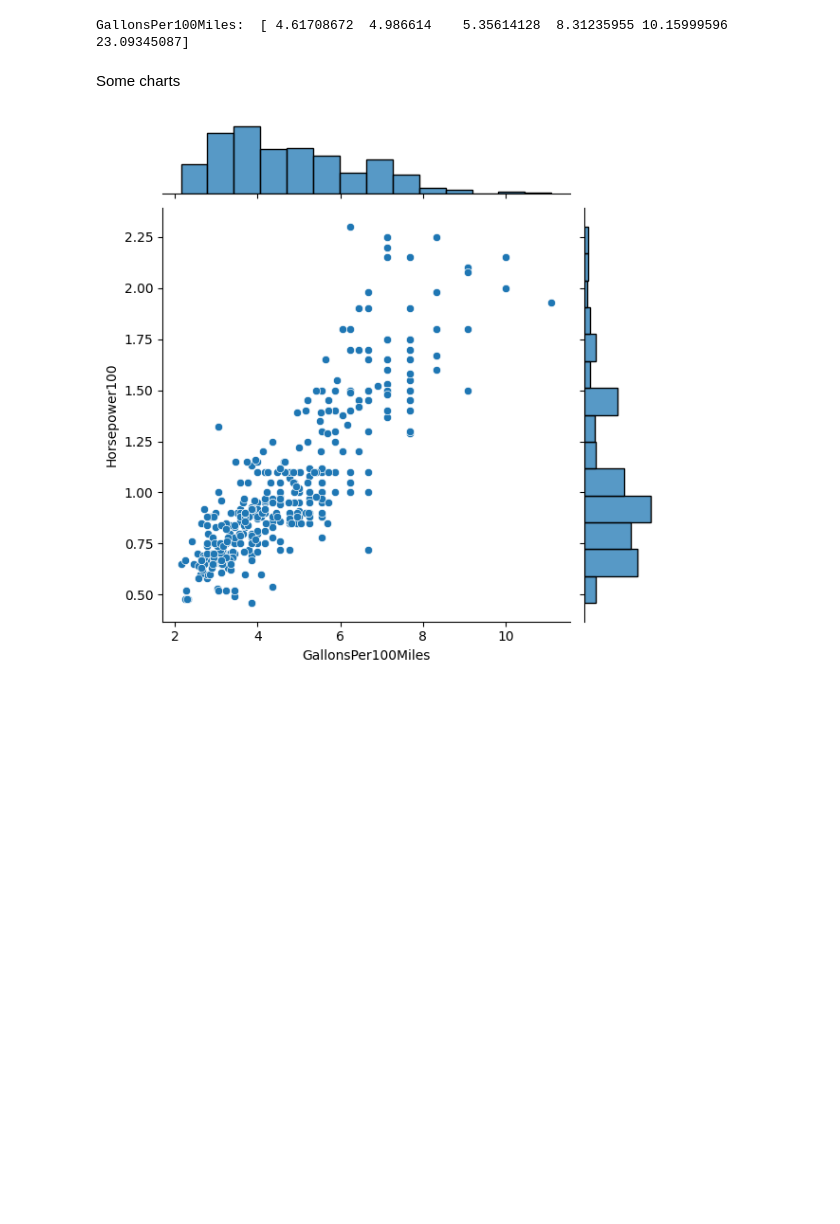
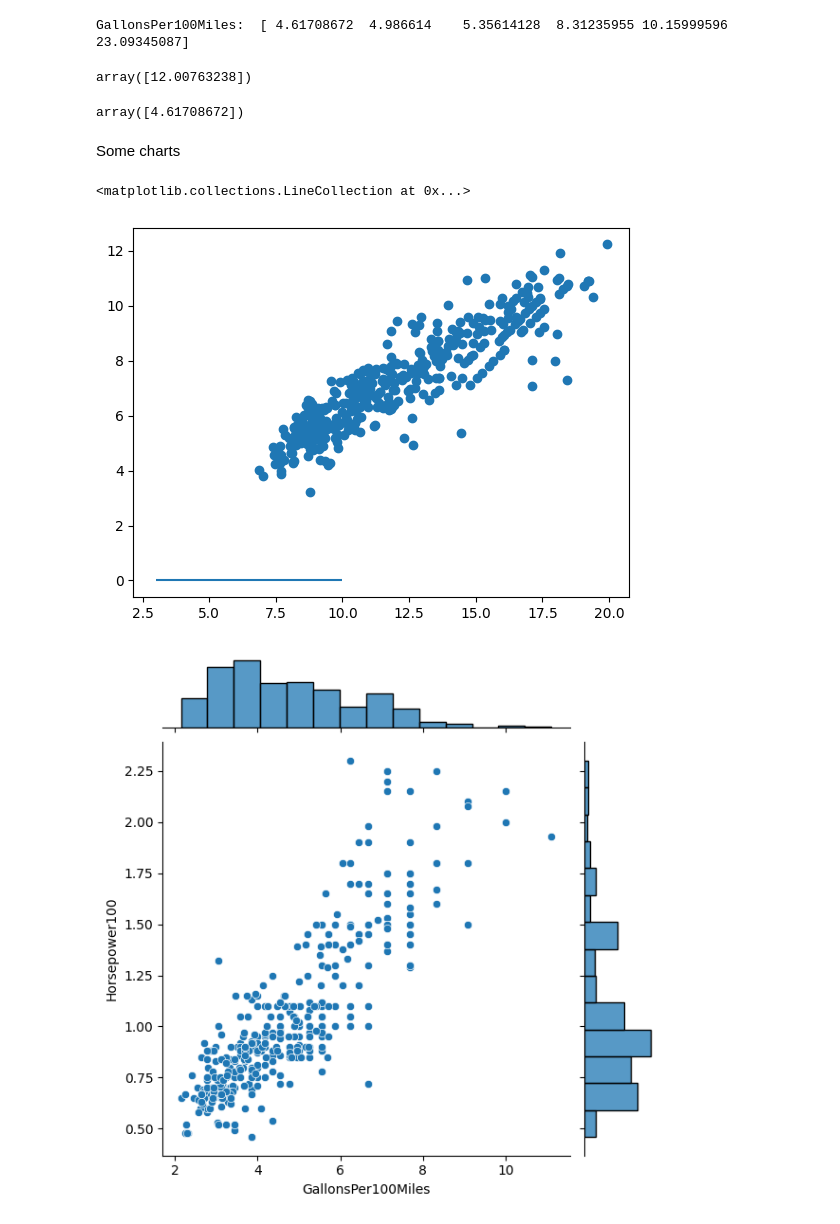
Before and after one commit to mona21000/airports, a Jupyter notebook: As-3/auto_consumption.ipynb, the cells around one changed output. Cells and saved outputs as stored; diff of their text form; code cells hidden in the pictures; blank space fills up the shorter version.

```diff
--- a/As-3/auto_consumption.ipynb
+++ b/As-3/auto_consumption.ipynb
@@ -71,8 +73,26 @@ Predictions
 print("GallonsPer100Miles: ", HorsePower_model.predict(pd.DataFrame([1, 1.1, 1.2, 2, 2.5, 6])))
 # %% [output]
 GallonsPer100Miles:  [ 4.61708672  4.986614    5.35614128  8.31235955 10.15999596 23.09345087]
+# %%
+# the following value is on the interpolation range
+HorsePower_model.predict(pd.DataFrame([3]))
+# %% [output]
+array([12.00763238])
+# %%
+# The following value is on the extrapolation range
+HorsePower_model.predict(pd.DataFrame([1]))
+# %% [output]
+array([4.61708672])
 # %% [markdown]
 Some charts
+# %%
+# Plotting the error terms
+plt.scatter(HorsePower_model.predict(X), HorsePower_model.predict(X)-y)
+
+plt.hlines(y=0,xmin=3,xmax=10)
+# %% [output]
+<matplotlib.collections.LineCollection at 0x...>
+[figure, added]
 # %%
 ax1 = sns.jointplot(data = df, x = 'GallonsPer100Miles', y = 'Horsepower100')
 # %% [output]
```
Also changed, not shown: parts of 2 cells of this notebook, 1 other file.
